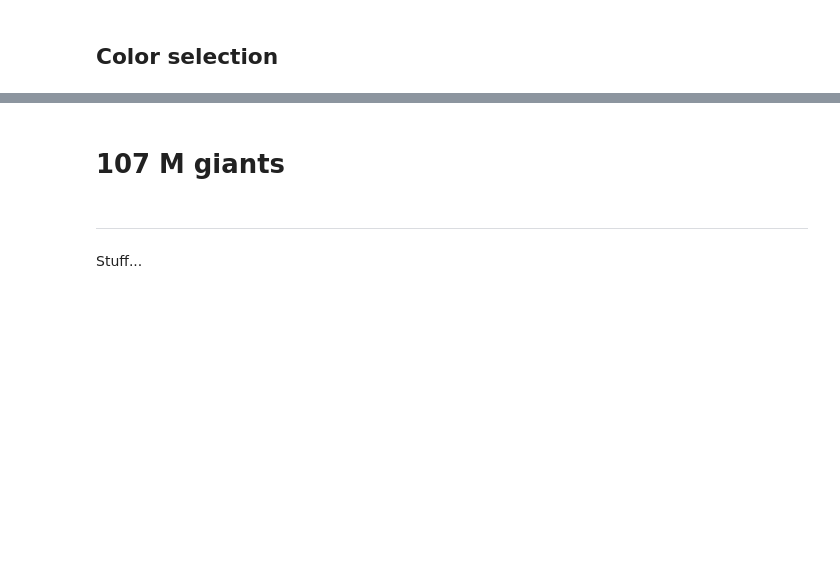
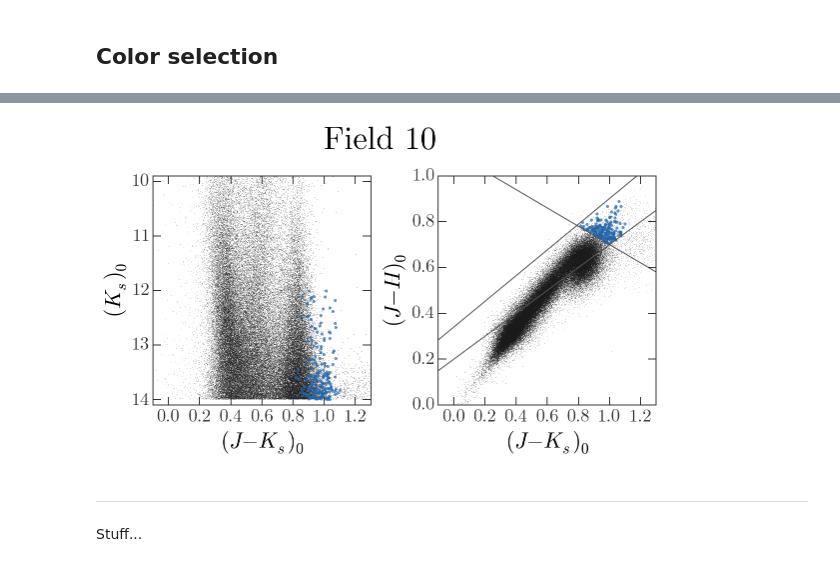
Before and after one commit to adrn/ExtraPlanets, a Jupyter notebook: notebooks/2mass - field 10.ipynb, the cells around one changed output, grey strips where cells are left out. Saved outputs shown, nothing was run; the diff lists cells and outputs as text; code cells hidden in the pictures; blank space fills up the shorter version.

```diff
--- a/notebooks/2mass - field 10.ipynb
+++ b/notebooks/2mass - field 10.ipynb
@@ -263,5 +267,34 @@ plt.xlabel("$K_p$")
-# %% [markdown]
-# 107 M giants
+# %%
+fig,axes = plt.subplots(1,2,figsize=(8,4.3),sharex=True)
+
+ax = axes[0]
+ax.plot(J_K, K, linestyle='none', marker=',', alpha=0.5, rasterized=True)
+ax.plot(J_K[box_ix], K[box_ix], linestyle='none', marker='o', alpha=0.7, ms=3, rasterized=True)
+ax.set_ylim(14.1,9.9)
+ax.xaxis.set_ticks([0,0.2,0.4,0.6,0.8,1.,1.2])
+ax.set_xlim(-0.1, 1.3)
+ax.set_xlabel("$(J-K_s)_0$")
+ax.set_ylabel("$(K_s)_0$")
+
+ax = axes[1]
+ax.plot(J_K, J_H, linestyle='none', marker=',', alpha=0.5, rasterized=True)
+ax.plot(J_K[box_ix], J_H[box_ix], linestyle='none', marker='o', alpha=0.7, ms=3, rasterized=True)
+ax.set_ylim(0., 1.)
+ax.xaxis.set_ticks([0,0.2,0.4,0.6,0.8,1.,1.2])
+ax.set_xlabel("$(J-K_s)_0$")
+ax.set_ylabel("$(J-H)_0$")
+
+x = np.linspace(ax.get_xlim()[0], ax.get_xlim()[1], 100)
+ax.plot(x, 0.561*x + 0.34, marker=None, c='#555555')
+ax.plot(x, 0.5*x + 0.2, marker=None, c='#555555')
+ax.plot(x, -0.4*x + 1.1, marker=None, c='#555555')
+
+fig.suptitle("Field {0}".format(field), y=1.1, fontsize=32)
+
+fig.tight_layout()
+fig.savefig("../text/fig2.pdf")
+# %% [output]
+[figure, added]
 # %% [markdown]
 ---
 
```
Also changed, not shown: parts of 6 cells of this notebook, 1 other file.
